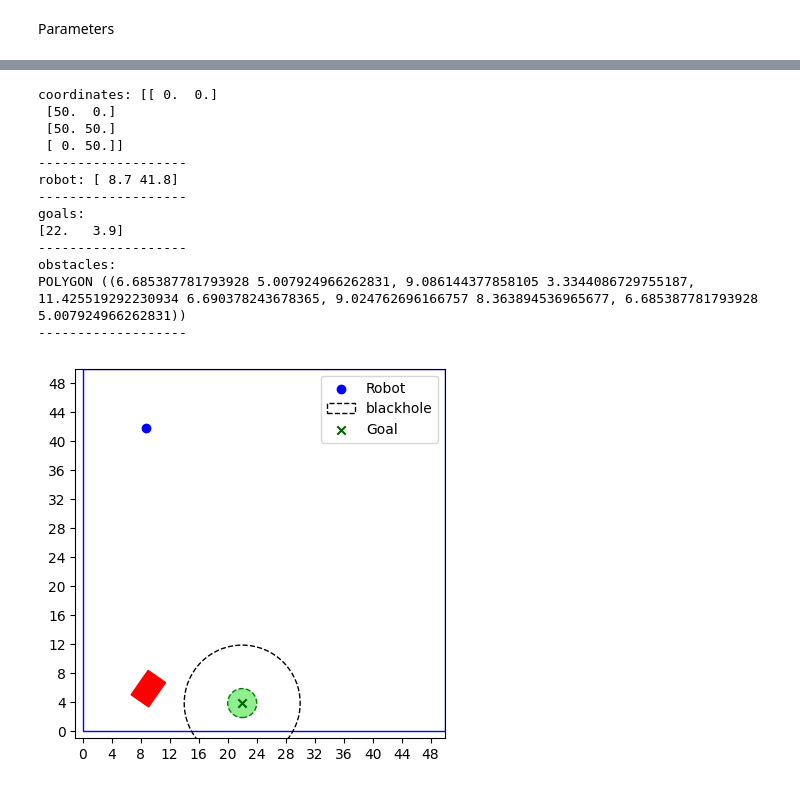
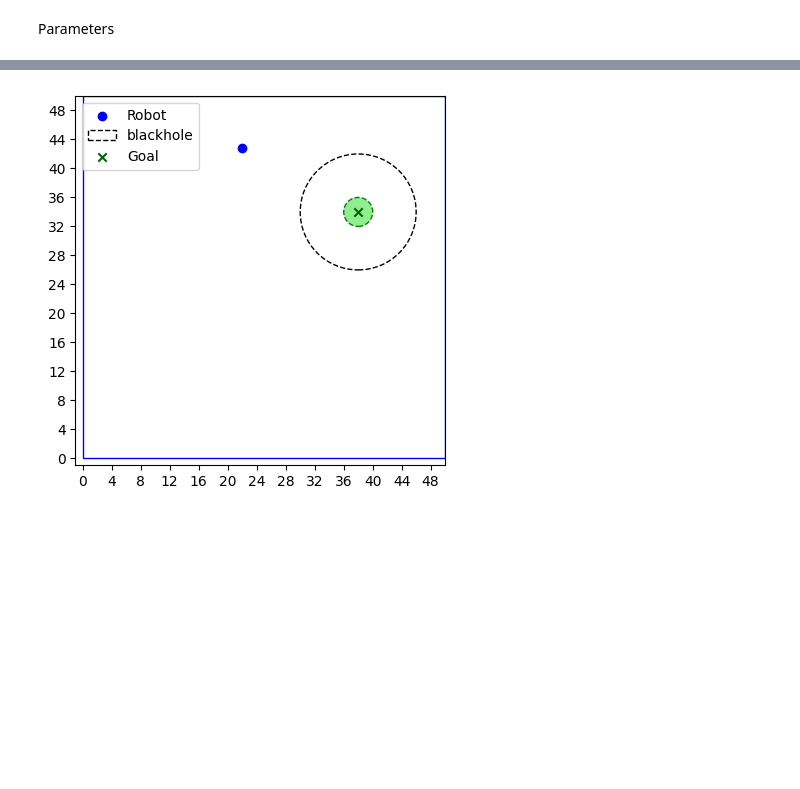
Before and after one commit to Sharkar96/BHDQN, a Jupyter notebook: BHDQN.ipynb, the cells around one changed output, grey strips where cells are left out. Drawn from its saved outputs; the diff is of its cells as text; code cells hidden in the pictures; blank space fills up the shorter version.

```diff
--- a/BHDQN.ipynb
+++ b/BHDQN.ipynb
@@ -17,3 +14,17 @@ def point2nparray(p: Point):
+# %%
+def point2nparray(p: Point):
+  return np.array([p.x, p.y])
+
+def normalize(v):
+    norm = np.linalg.norm(v)
+    if norm == 0:
+       return v
+    return v / norm
+
+maxDivision=1000
+
+def divide(n, d):
+  return n / d if d else maxDivision
 # %% [markdown]
 Parameters
 # %%
@@ -21,6 +32,8 @@ katt=1 #attraction coefficient
 kstr=8 #blackhole field coefficient
 krep=20 #repulsive coefficient
 p0=3 #range of repulsive field
+delta=1 #safety distance
+delta0=5 #range of repulsive field
 ps=8 #range of blackhole field
 W1=-10 #collision penalty
 W2=10 #reward of completing goals
@@ -29,7 +42,7 @@ alpha=-20 #reward coefficient of potential field
 gamma=0.95 #discount rate
 ts=1 #sampling time
 eps=2 #distance from the goal to be reached
-stdDev=0.2 #standard deviation for the gaussian noise
+stdDev=0.1 #standard deviation for the gaussian noise
 # %%
 class Obstacle:
   def __init__(self, o: Point, A):
@@ -64,11 +77,9 @@ class Robot:
   def __init__(self, x, y):
     self.x=x
     self.y=y
-
-  def move(self, force: np.ndarray, verbose=False):
     #moves: E, NE, N, NW, W, SW, S, SE
-    moves=['E', 'NE', 'N', 'NW', 'W', 'SW', 'S', 'SE']
-    possibleMoves= np.array([[1,0],
+    self.moves=['E', 'NE', 'N', 'NW', 'W', 'SW', 'S', 'SE']
+    self.possibleMoves= np.array([[1,0],
                              [0.707,0.707],
                              [0,1],
                              [-0.707,0.707],
@@ -78,11 +89,15 @@ class Robot:
                              [0.707,-0.707]]
                             )
 
-    chosenMove=np.argmax(np.dot(force, possibleMoves.T))
-    self.x=self.x + np.random.normal(0, stdDev) + ts*possibleMoves[chosenMove][0]  #*linalg.norm(force)
-    self.y=self.y + np.random.normal(0, stdDev) + ts*possibleMoves[chosenMove][1]  #*linalg.norm(force)
+  def compass(self, force):
+    return np.dot(force, self.possibleMoves.T)
+
+  def move(self, chosenMove, verbose=False):
+    self.x=self.x + np.random.normal(0, stdDev) + ts*self.possibleMoves[chosenMove][0]
+    self.y=self.y + np.random.normal(0, stdDev) + ts*self.possibleMoves[chosenMove][1]
+
     if verbose:
-      print(moves[chosenMove], end=' ')
+      print(self.moves[chosenMove], end=' ')
       print(np.array([self.x, self.y]))
     return
 
@@ -230,22 +366,8 @@ class Maze:
 # %%
 maze=Maze(2500)
 maze.addGoals(1)
-maze.addObstacles(1)
+maze.addObstacles(0)
 maze.spawnRobot()
-maze.print()
 maze.plot()
 # %% [output]
-coordinates: [[ 0.  0.]
- [50.  0.]
- [50. 50.]
- [ 0. 50.]]
--------------------
-robot: [ 8.7 41.8]
--------------------
-goals:
-[22.   3.9]
--------------------
-obstacles:
-POLYGON ((6.685387781793928 5.007924966262831, 9.086144377858105 3.3344086729755187, 11.425519292230934 6.690378243678365, 9.024762696166757 8.363894536965677, 6.685387781793928 5.007924966262831))
--------------------
-[figure, old version]
+[figure, new version]
```
Also changed, not shown: parts of 10 cells of this notebook.
